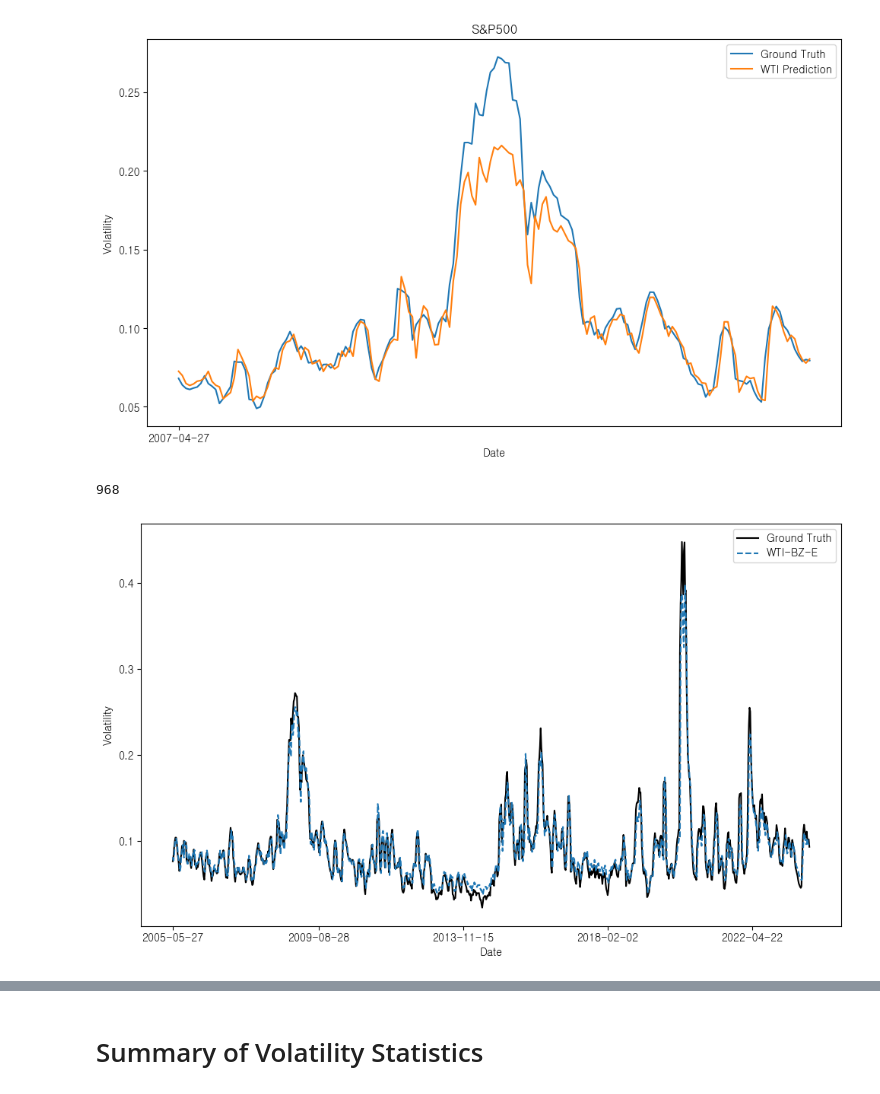
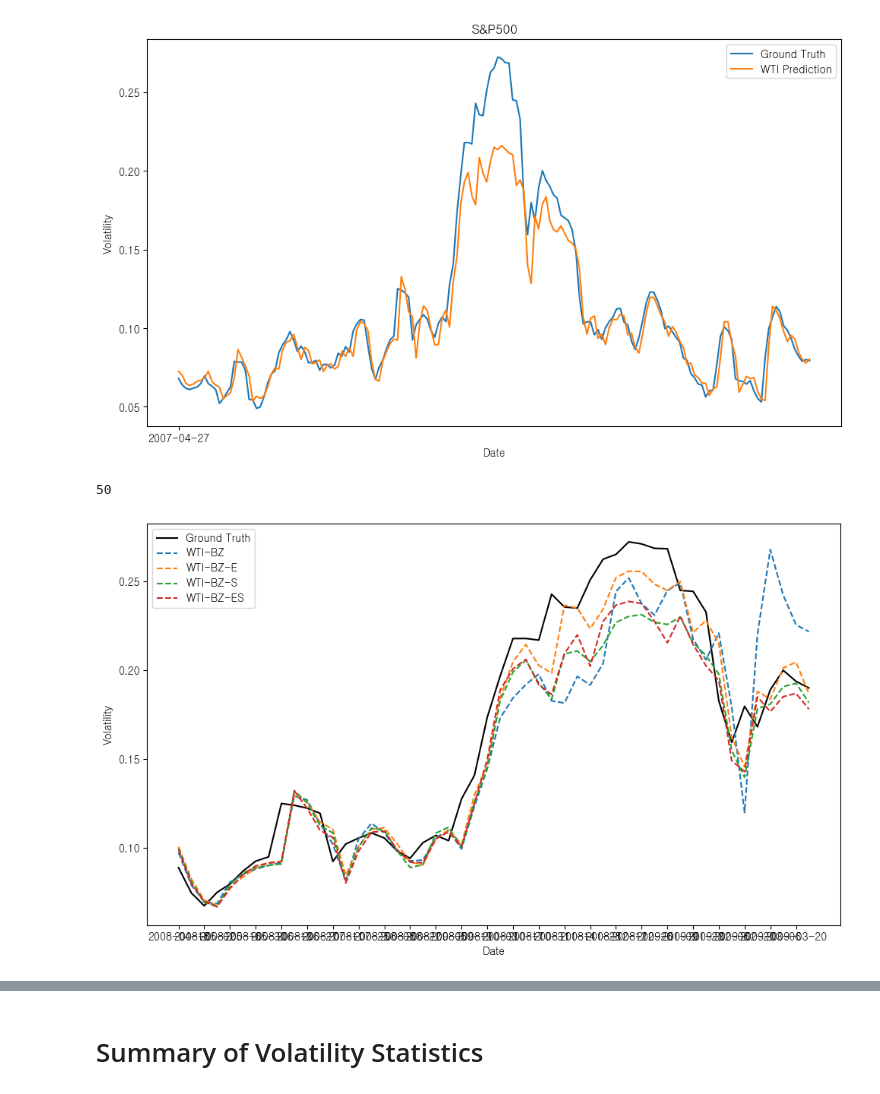
Before and after one commit to kimjuhwan1234/Volatility_Forecasting, a Jupyter notebook: EDA.ipynb, the cells around one changed output, grey strips where cells are left out. Drawn from its saved outputs; the diff is of its cells as text; code cells hidden in the pictures.

```diff
--- a/EDA.ipynb
+++ b/EDA.ipynb
@@ -121,8 +121,8 @@ Scaler object loaded successfully!
 # %% [markdown]
 # ES
 # %%
-BZBZ_Sentiment = pd.read_csv('Files/BZBZ_ES_re.csv', index_col=0)
-SPBZ_Sentiment = pd.read_csv('Files/SPBZ_ES_re.csv', index_col=0)
+BZBZ_Sentiment = pd.read_csv('Files/BZBZ_ES2_re.csv', index_col=0)
+SPBZ_Sentiment = pd.read_csv('Files/SPBZ_ES2_re.csv', index_col=0)
 
 BZBZ_Sentiment.index = pd.to_datetime(BZBZ_Sentiment.index)
 SPBZ_Sentiment.index = pd.to_datetime(SPBZ_Sentiment.index)
@@ -208,25 +208,25 @@ plt.show()
 # %%
 plt.figure(figsize=(10, 6))
 
-start = 0
-end = -1
+start = 150
+end = 200
 plt.plot(truth_inv5.iloc[start:end, 0], label='Ground Truth', color='black', linestyle='-')
-# plt.plot(pred_inv2.iloc[start:end, 0], label='WTI-BZ', linestyle='--')
+plt.plot(pred_inv2.iloc[start:end, 0], label='WTI-BZ', linestyle='--')
 plt.plot(pred_inv4.iloc[start:end, 0], label='WTI-BZ-E', linestyle='--')
-# plt.plot(pred_inv6.iloc[start:end, 0], label='WTI-BZ-S', linestyle='--')
-# plt.plot(pred_inv8.iloc[start:end, 0], label='WTI-BZ-ES', linestyle='--')
+plt.plot(pred_inv6.iloc[start:end, 0], label='WTI-BZ-S', linestyle='--')
+plt.plot(pred_inv8.iloc[start:end, 0], label='WTI-BZ-ES', linestyle='--')
 
 print(len(pred_inv4.iloc[start:end, 0]))
 plt.title('')
 plt.xlabel('Date')
 plt.ylabel('Volatility')
 plt.legend()
-plt.xticks(pred_inv6.index[start:end:220])
+plt.xticks(pred_inv6.index[start:end:2])
 plt.tight_layout()
 plt.show()
 # %% [output]
-968
+50
-[figure, old version]
+[figure, new version]
 # %%
 metric_df = pd.DataFrame(
     index=['Total MAE', 'Total RMSE', 'Total MAPE', 'Total QLIKE', 'low_MAE', 'low_RMSE', 'low_MAPE', 'low QLIKE',
```
Also changed, not shown: parts of 17 cells of this notebook, 28 other files.
